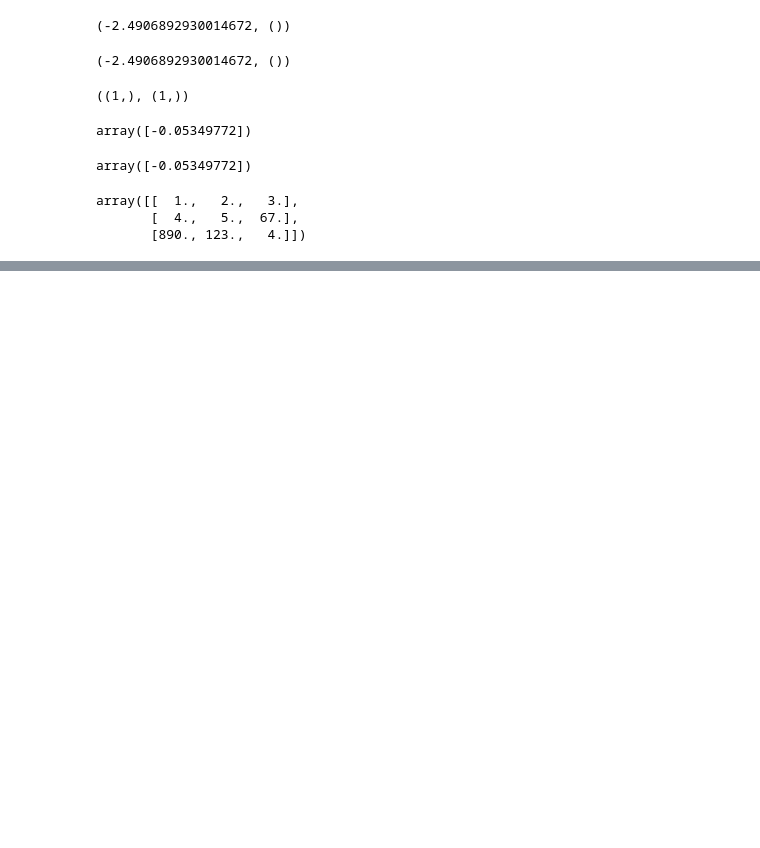
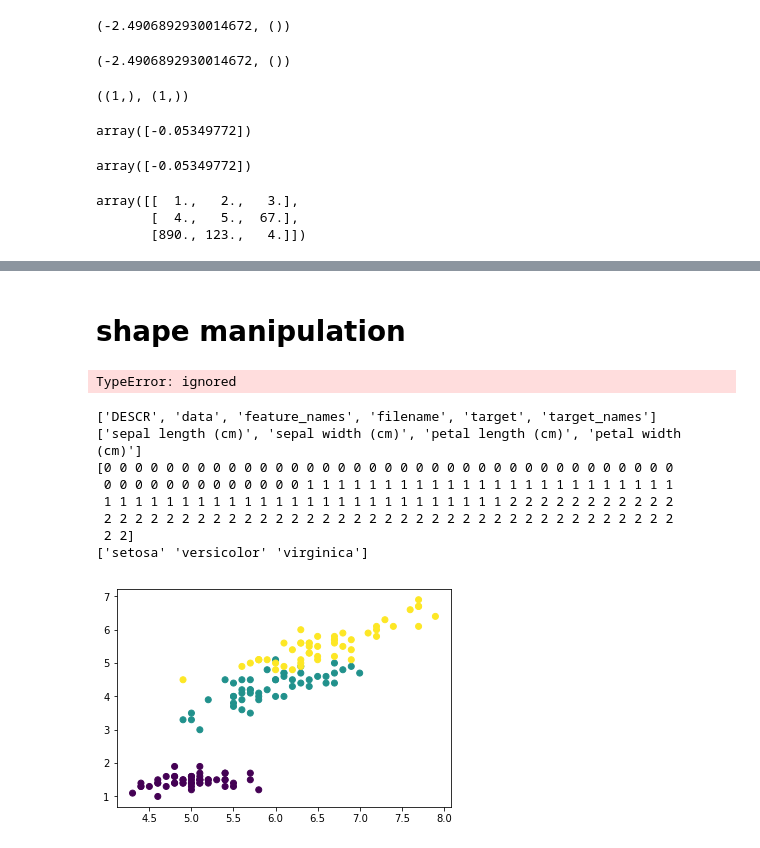
Before and after one commit to janavigandhi96/machine_learning, a Jupyter notebook: numpypracts.ipynb, the cells around one changed output, grey strips where cells are left out. Saved outputs shown, nothing was run; the diff lists cells and outputs as text; code cells hidden in the pictures; blank space fills up the shorter version.

```diff
--- a/numpypracts.ipynb
+++ b/numpypracts.ipynb
@@ -337,0 +562,79 @@ print("Median",np.median(a))
+# %% [markdown]
+# shape manipulation
+# %%
+import numpy as  np
+# a= np.array([[ 5,  6],
+#              [ 3,  4],
+#              [28, 34]])
+# print(a)
+# a.shape  '''shape of array'''
+# a.ravel()  '''returns the array in flatten'''
+# a.reshape(6,2)  #returns the array with modified shape
+# a.T  #return the array transpose
+# a.T.shape    #returns the shape of transposed array
+# a.reshape(3,-1)
+
+
+# stacking together different arrays
+# b= np.array([[ 6,  7],
+#              [ 1,  2],
+#              [27, 33]])
+# np.vstack((a,b))  # the array is in vertical form
+# np.hstack((a,b))  #the array is in horizontal format
+# from numpy import newaxis
+# np.column_stack((a,b))  #with 2D array
+
+# a = np.array([4,3])
+# b = np.array([1,2])
+# np.column_stack((a,b))
+# np.hstack((a,b))
+# a[:,newaxis]  #in scalar format
+# np.column_stack((a[:,newaxis],b[:,newaxis]))
+# np.hstack((a[:,newaxis],b[:,newaxis]))
+
+# Splitting one array into several smaller ones
+
+a =np.array([[ 9.,  5.,  6.,  3.,  6.,  8.,  0.,  7.,  9.,  7.,  2.,  7.],
+       [ 1.,  4.,  9.,  2.,  2.,  1.,  0.,  6.,  2.,  2.,  4.,  0.]])
+# np.hsplit(a,3)   #split into 3
+np.hsplit(a(3,4))
+# %% [output]
+TypeError: ignored
+# %%
+# Importing Modules
+from sklearn import datasets
+import matplotlib.pyplot as plt
+
+# Loading dataset
+iris_df = datasets.load_iris()
+
+# Available methods on dataset
+print(dir(iris_df))
+
+# Features
+print(iris_df.feature_names)
+
+# Targets
+print(iris_df.target)
+
+# Target Names
+print(iris_df.target_names)
+label = {0: 'red', 1: 'blue', 2: 'green'}
+
+# Dataset Slicing
+x_axis = iris_df.data[:, 0]  # Sepal Length
+y_axis = iris_df.data[:, 2]  # Sepal Width
+
+# Plotting
+plt.scatter(x_axis, y_axis, c=iris_df.target)
+plt.show()
+# %% [output]
+['DESCR', 'data', 'feature_names', 'filename', 'target', 'target_names']
+['sepal length (cm)', 'sepal width (cm)', 'petal length (cm)', 'petal width (cm)']
+[0 0 0 0 0 0 0 0 0 0 0 0 0 0 0 0 0 0 0 0 0 0 0 0 0 0 0 0 0 0 0 0 0 0 0 0 0
+ 0 0 0 0 0 0 0 0 0 0 0 0 0 1 1 1 1 1 1 1 1 1 1 1 1 1 1 1 1 1 1 1 1 1 1 1 1
+ 1 1 1 1 1 1 1 1 1 1 1 1 1 1 1 1 1 1 1 1 1 1 1 1 1 1 2 2 2 2 2 2 2 2 2 2 2
+ 2 2 2 2 2 2 2 2 2 2 2 2 2 2 2 2 2 2 2 2 2 2 2 2 2 2 2 2 2 2 2 2 2 2 2 2 2
+ 2 2]
+['setosa' 'versicolor' 'virginica']
+[figure, added]
```
Also changed, not shown: parts of 40 cells of this notebook.
